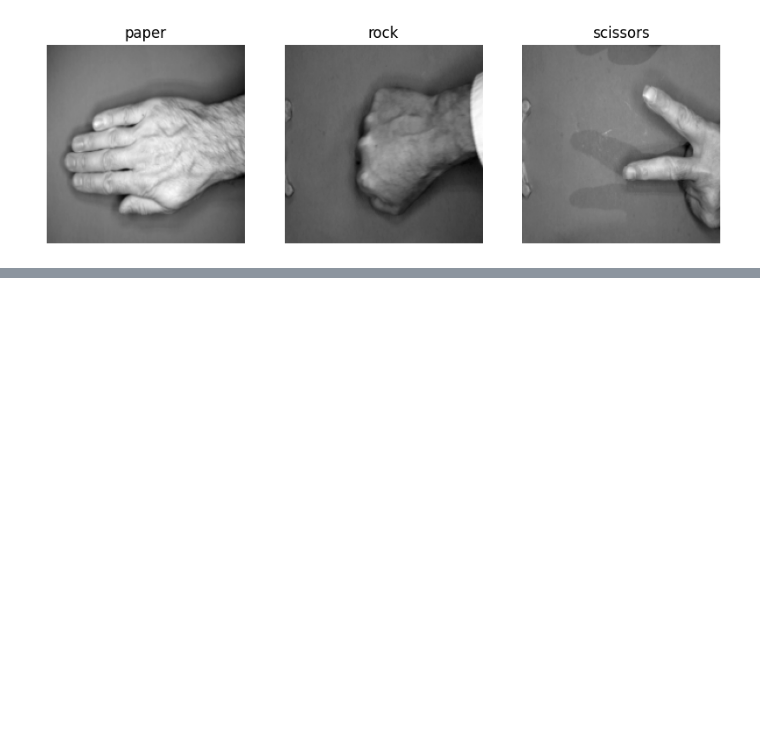
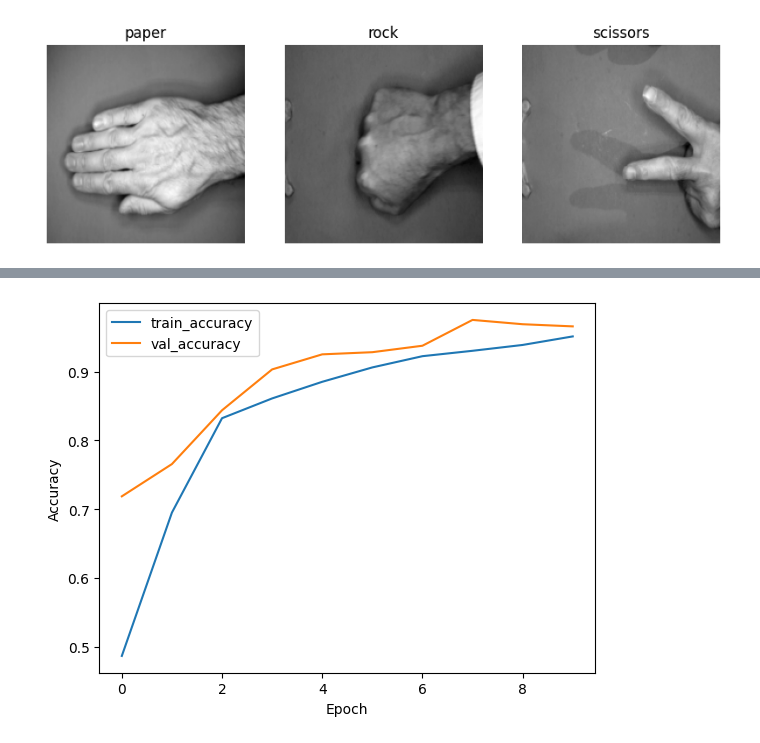
Before and after one commit to WildSheepChaser/StatML, a Jupyter notebook: main.ipynb, the cells around one changed output, grey strips where cells are left out. Cells and saved outputs as stored; diff of their text form; code cells hidden in the pictures; blank space fills up the shorter version.

```diff
--- a/main.ipynb
+++ b/main.ipynb
@@ -118,2 +103,0 @@ model_1.compile(
-# %%
-model_1.fit(train_ds, validation_data=val_ds, epochs=10)
@@ -238,0 +177,10 @@ Epoch 10/10
+# %%
+print(history_2.keys())
+plt.plot(history_2["accuracy"], label="train_accuracy")
+plt.plot(history_2["val_accuracy"], label="val_accuracy")
+#plt.ylim(0.9, 1.0)
+plt.xlabel("Epoch")
+plt.ylabel("Accuracy")
+plt.legend()
+plt.show()
+# %% [output]
@@ -239,3 +188,4 @@ Epoch 10/10
+[figure, added]
 # %%
 model_2.evaluate(test_ds)
 # %% [output]
```
Also changed, not shown: parts of 39 cells of this notebook, 6 other files.
